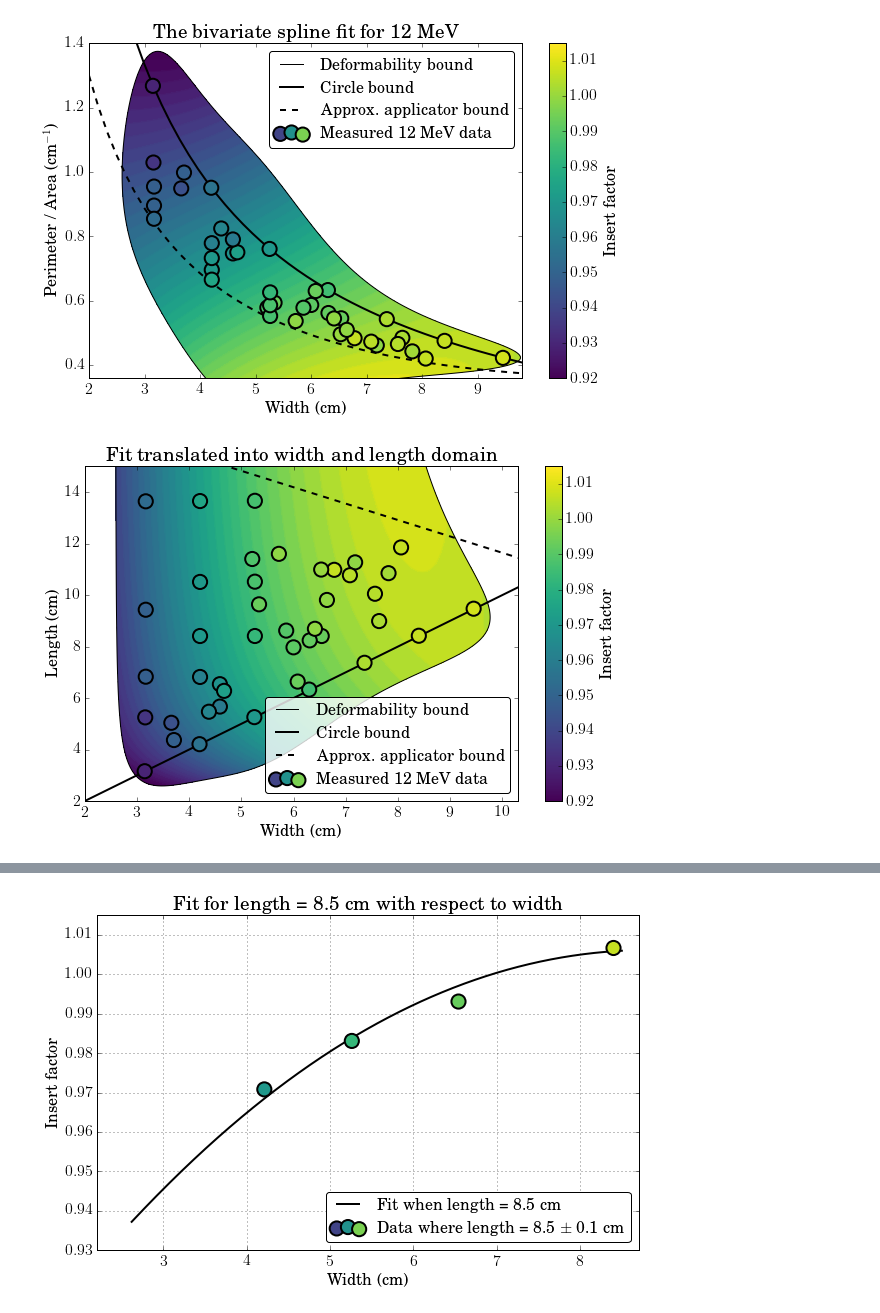
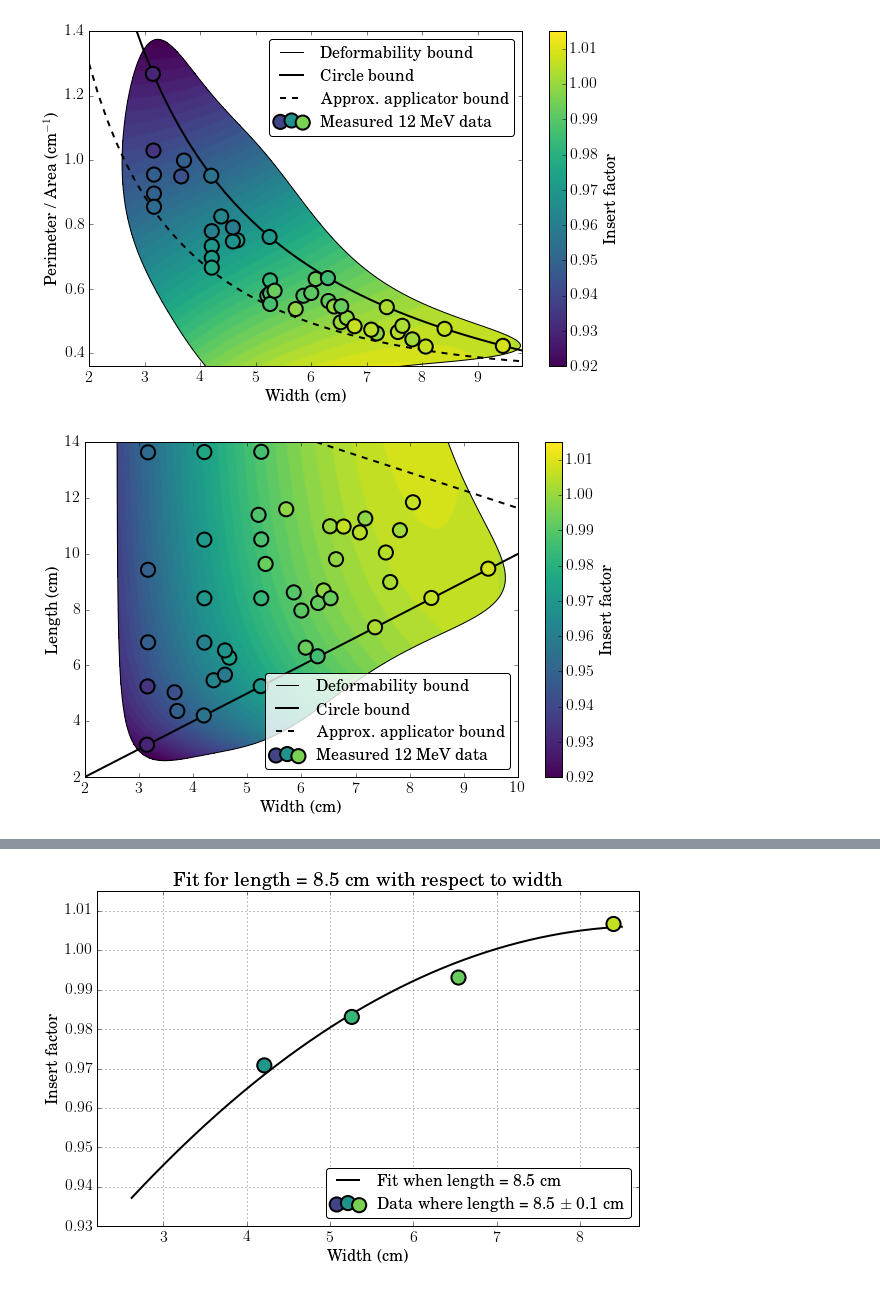
Before and after one commit to SimonBiggs/electronfactors, a Jupyter notebook: examples/Results -- Contour plots of model.ipynb, the cells around one changed output, grey strips where cells are left out. Drawn from its saved outputs; the diff is of its cells as text; code cells hidden in the pictures.

```diff
--- a/examples/Results -- Contour plots of model.ipynb
+++ b/examples/Results -- Contour plots of model.ipynb
@@ -141,7 +141,7 @@ plt.plot(
 
 plt.xlabel(r'Width (cm)')
 plt.ylabel(r'Perimeter / Area (cm$^{-1}$)')
-plt.title(r'The bivariate spline fit for 12 MeV')
+# plt.title(r'The bivariate spline fit for 12 MeV')
 plt.xlim([2, 9.8])
 plt.ylim([0.36,1.4])
 
@@ -150,7 +150,7 @@ plt.legend(fancybox=True)
 plt.savefig('figures/spline_fit_natural.png', bbox_inches='tight', dpi=300)
 plt.savefig('figures/spline_fit_natural.eps', bbox_inches='tight')
 # %% [output]
-[figure, old version]
+[figure, new version]
 # %%
 x = np.arange(2.5, 10, 0.01)
 y = np.arange(2.5, 18, 0.02)
@@ -221,37 +221,37 @@ plt.scatter(
     width, length, s=200, lw=2,
     c=factor, cmap=green_cm,
     vmin=vmin, vmax=vmax,
     zorder=3)
 
 plt.scatter(
     [-1]*3, [-1]*3, s=200, lw=2,
     c=[green_cm(0.2), green_cm(0.5), green_cm(0.8)],
     zorder=3,
     label=r'Measured 12 MeV data')
 
 plt.contour(mesh_width, mesh_length, give, levels=[0.5], colors='k')
 plt.plot(3, 0.4, 'k-', label=r'Deformability bound')
 
 plt.plot(
     circle_bound_width, circle_bound_width,
     'k', lw=2, label=r'Circle bound', zorder=2)
 plt.plot(
     max_length_width, max_length,
     'k--', lw=2, label=r'Approx. applicator bound', zorder=2)
 
 plt.xlabel(r'Width (cm)')
 plt.ylabel(r'Length (cm)')
-plt.title(r'Fit translated into width and length domain')
-plt.xlim([2, 10.3])
-plt.ylim([2, 15])
+# plt.title(r'Fit translated into width and length domain')
+plt.xlim([2, 10])
+plt.ylim([2, 14])
 
 legend = plt.legend(fancybox=True, loc='lower right')
 legend.get_frame().set_facecolor([1,1,1,0.8])
 
 plt.savefig('figures/spline_fit_transformed.png', bbox_inches='tight', dpi=300)
 plt.savefig('figures/spline_fit_transformed.eps', bbox_inches='tight')
 # %% [output]
-[figure, old version]
+[figure, new version]
 # %%
 plt.figure(figsize=(6 * 1.618, 6))
 
```
Also changed, not shown: parts of 1 cell of this notebook, 21 other files.
